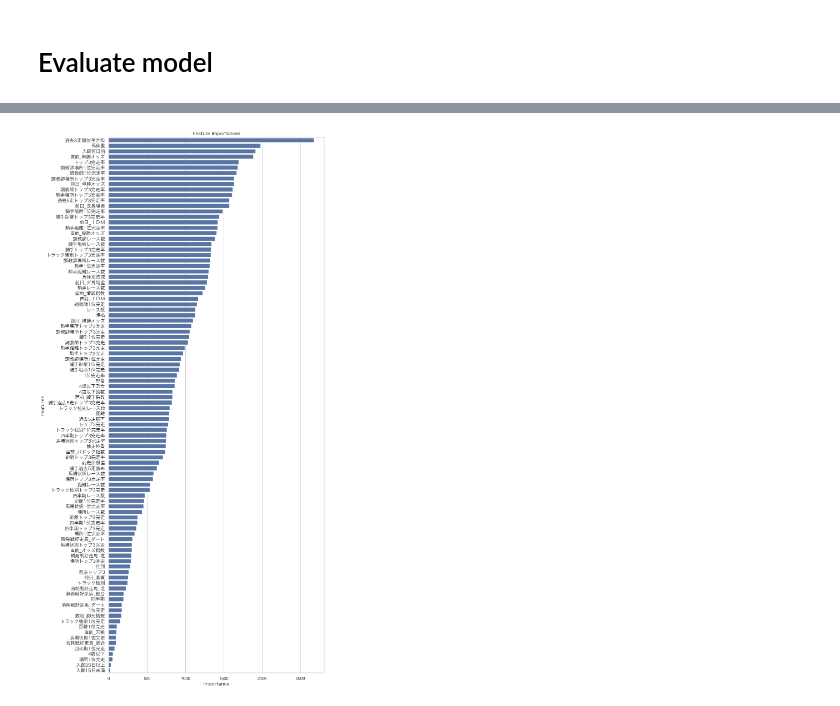
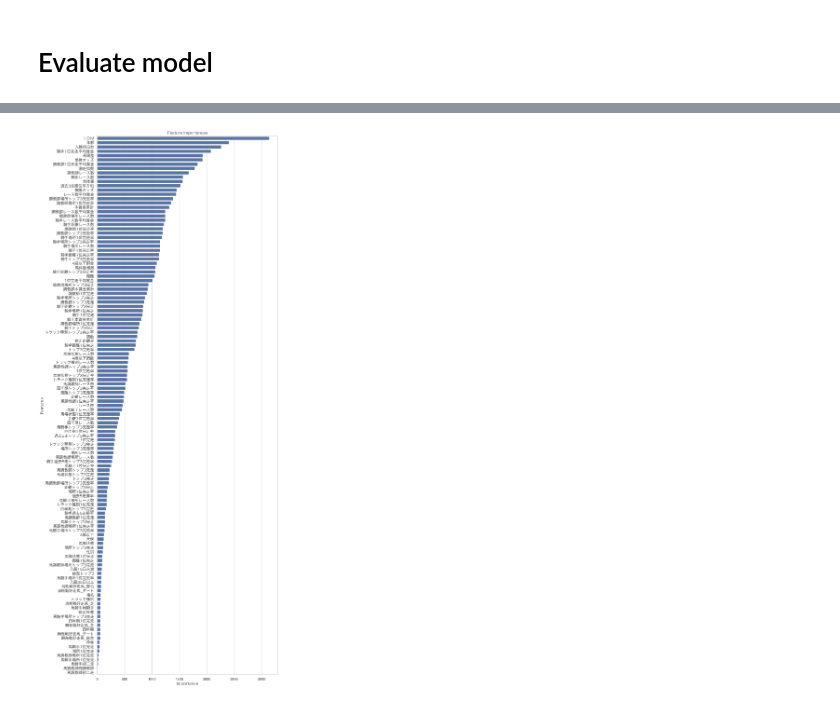
Before and after one commit to hankehly/JapanHorseRaceAnalytics, a Jupyter notebook: 01_model_training.ipynb, the cells around one changed output, grey strips where cells are left out. Saved outputs shown, nothing was run; the diff lists cells and outputs as text; code cells hidden in the pictures.

Commit message:
Redo training using correct features

```diff
--- a/01_model_training.ipynb
+++ b/01_model_training.ipynb
@@ -6,4 +6,6 @@ from sqlalchemy import create_engine
 
 
 engine = create_engine('postgresql://admin:admin@0.0.0.0:5432/jrdb')
-data = pd.read_sql_table('features', engine, schema='jrdb_curated')
+df_train = pd.read_sql_table('features_train', engine, schema='jrdb_curated')
+# %%
+df_predict = pd.read_sql_table('features_predict', engine, schema='jrdb_curated')
@@ -9,0 +41,3 @@ data = pd.read_sql_table('features', engine, schema='jrdb_curated')
+# %%
+X_train = X_train.filter(regex='_train$')
+X_train.columns = X_train.columns.str.replace('_train', '')
@@ -270,6 +316,14 @@ best_params = {
     "subsample": 0.7529152300659998,
 }
 
-final_model = lgb.LGBMClassifier(**best_params)
+numeric_transformer = Pipeline(steps=[("scaler", StandardScaler())])
+categorical_transformer = Pipeline(steps=[("onehot", OneHotEncoder())])
+preprocessor = ColumnTransformer(
+    transformers=[
+        ("num", numeric_transformer, numeric_features),
+        ("cat", categorical_transformer, categorical_features),
+    ]
+)
+final_model = Pipeline(steps=[("preprocessor", preprocessor), ("classifier", lgb.LGBMClassifier(**best_params))])
 final_model.fit(X_train, y_train)
 # %% [output]
@@ -321,28 +366,60 @@ Successfully installed contourpy-1.2.0 cycler-0.12.1 fonttools-4.47.0 kiwisolver
 # %%
 import matplotlib.pyplot as plt
 import seaborn as sns
 import matplotlib.font_manager as fm
 
 
-feature_importances = (
-    pd.DataFrame({'feature': X_train.columns, 'importance': final_model.feature_importances_})
-    .sort_values(by='importance', ascending=False)
-)
+def get_feature_names(column_transformer):
+    output_features = []
 
-jp_font = fm.FontProperties(fname='/System/Library/Fonts/ヒラギノ角ゴシック W3.ttc')
+    for name, pipe, features in column_transformer.transformers_:
+        if name == "remainder":
+            continue
+        transformer = (
+            pipe.named_steps["onehot"] if name == "cat" else pipe.named_steps["scaler"]
+        )
+        try:
+            names = transformer.get_feature_names(input_features=features)
+        except (
+            AttributeError
+        ):  # if no 'get_feature_names' function, use raw feature names
+            names = features
+        output_features.extend(names)
+
+    return output_features
+
+
+# Get feature names
+feature_names = get_feature_names(preprocessor)
+
+# Get feature importances
+feature_importances = {
+    feature: importance
+    for feature, importance in zip(
+        feature_names, final_model.named_steps["classifier"].feature_importances_
+    )
+}
+
+# make a dataframe with feature and importance columns
+feature_importances_df = pd.DataFrame(
+    feature_importances.items(),
+    columns=["feature", "importance"],
+).sort_values("importance", ascending=False)
+
+jp_font = fm.FontProperties(fname="/System/Library/Fonts/ヒラギノ角ゴシック W3.ttc")
 
 sns.set(style="whitegrid")
-plt.figure(figsize=(10, 25))
+plt.figure(figsize=(10, 30))
 
-ax = sns.barplot(x="importance", y="feature", data=feature_importances)
-ax.set_title('Feature Importances', fontproperties=jp_font)
-ax.set_xlabel('Importance', fontproperties=jp_font)
-ax.set_ylabel('Features', fontproperties=jp_font)
+ax = sns.barplot(x="importance", y="feature", data=feature_importances_df)
+ax.set_title("Feature Importances", fontproperties=jp_font)
+ax.set_xlabel("Importance", fontproperties=jp_font)
+ax.set_ylabel("Features", fontproperties=jp_font)
 
 for label in ax.get_yticklabels():
     label.set_fontproperties(jp_font)
 
 plt.show()
 # %% [output]
-[figure, old version]
+[figure, new version]
 # %%
```
Also changed, not shown: parts of 12 cells of this notebook, 4 other files.
